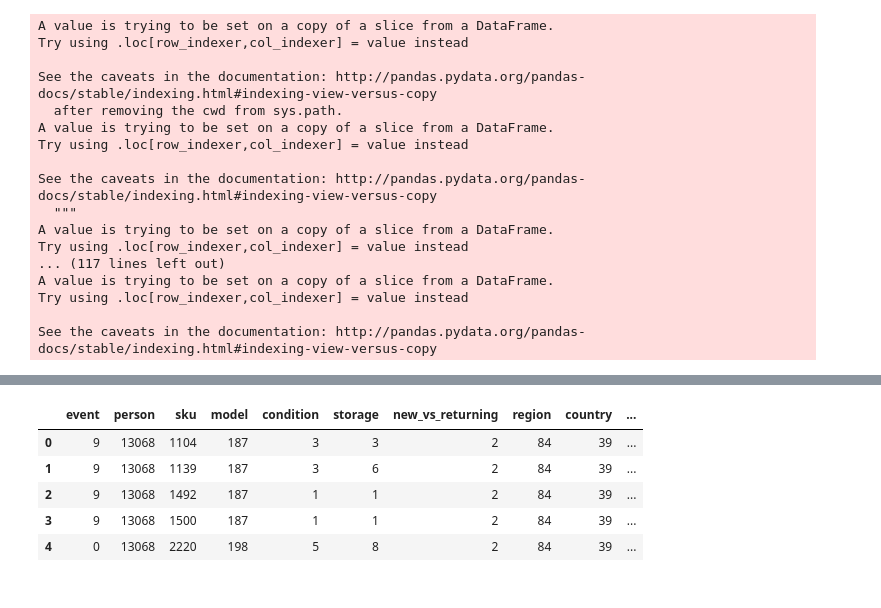
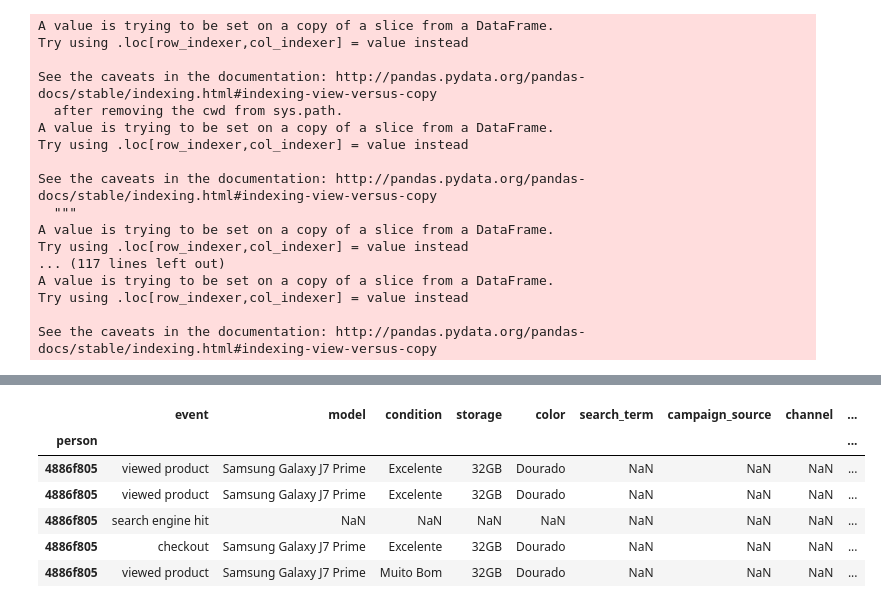
Before and after one commit to felipegonzalez2112/tp-2018-organizacion-de-datos, a Jupyter notebook: KNN.ipynb, the cells around one changed output, grey strips where cells are left out. Cells and saved outputs as stored; diff of their text form; code cells hidden in the pictures.

```diff
--- a/KNN.ipynb
+++ b/KNN.ipynb
@@ -47,3 +47,5 @@ set_entrenamiento.head()
 | 3 | 2018-05-18 00:14:55 | viewed product | ad93850f | NaN | 6023.0 | iPhone 5s | Bom - Sem Touch ID | 16GB | Dourado | NaN | ... | ... |
 | 4 | 2018-05-18 00:11:26 | ad campaign hit | ad93850f | /comprar/iphone/iphone-5s | NaN | NaN | NaN | NaN | NaN | NaN | ... | ... |
 5 rows × 24 columns
+# %%
+set_entrenamiento = set_entrenamiento.set_index('person')
@@ -71,14 +84,14 @@ features
  'label']
 # %%
 #Eliminamos algunos features que consideramos irrelevantes
-features.remove('person')
+#features.remove('person')
+features.remove('timestamp')
 features.remove('url')
 features.remove('skus')
 features.remove('sku')
 features.remove('staticpage')
 features.remove('search_engine')
 features.remove('browser_version')
-features.remove('timestamp')
 features.remove('label')
 # %%
 #Lista de Features
@@ -176,24 +225,28 @@ print(report)
+# %%
+test= test[features]
+test['label'] = 0
+test.head()
+# %% [output]
+|  | event | model | condition | storage | color | search_term | campaign_source | channel | ... |
+| person |  |  |  |  |  |  |  |  | ... |
+| 4886f805 | viewed product | Samsung Galaxy J7 Prime | Excelente | 32GB | Dourado | NaN | NaN | NaN | ... |
+| 4886f805 | viewed product | Samsung Galaxy J7 Prime | Excelente | 32GB | Dourado | NaN | NaN | NaN | ... |
+| 4886f805 | search engine hit | NaN | NaN | NaN | NaN | NaN | NaN | NaN | ... |
+| 4886f805 | checkout | Samsung Galaxy J7 Prime | Excelente | 32GB | Dourado | NaN | NaN | NaN | ... |
+| 4886f805 | viewed product | Samsung Galaxy J7 Prime | Muito Bom | 32GB | Dourado | NaN | NaN | NaN | ... |
 # %%
-#Encodeamos columnas Strings
-
-lb_make = LabelEncoder()
-set_entrenamiento['event'] = lb_make.fit_transform(set_entrenamiento['event'].astype(str))
-set_entrenamiento['sku'] = lb_make.fit_transform(set_entrenamiento['sku'].astype(str))
-set_entrenamiento['model'] = lb_make.fit_transform(set_entrenamiento['model'].astype(str))
-
-set_entrenamiento['person'] = lb_make.fit_transform(set_entrenamiento['person'].astype(str))
-set_entrenamiento['condition'] = lb_make.fit_transform(set_entrenamiento['condition'].astype(str))
-set_entrenamiento['storage'] = lb_make.fit_transform(set_entrenamiento['storage'].astype(str))
-set_entrenamiento['new_vs_returning'] = lb_make.fit_transform(set_entrenamiento['new_vs_returning'].astype(str))
-set_entrenamiento['region'] = lb_make.fit_transform(set_entrenamiento['region'].astype(str))
-set_entrenamiento['country'] = lb_make.fit_transform(set_entrenamiento['country'].astype(str))
-set_entrenamiento['device_type'] = lb_make.fit_transform(set_entrenamiento['device_type'].astype(str))
-
-set_entrenamiento.head()
+test['event'] = lb_make.fit_transform(test['event'].astype(str))
+test['model'] = lb_make.fit_transform(test['model'].astype(str))
+test['condition'] = lb_make.fit_transform(test['condition'].astype(str))
+test['color'] = lb_make.fit_transform(test['color'].astype(str))
+test['search_term'] = lb_make.fit_transform(test['search_term'].astype(str))
+test['campaign_source'] = lb_make.fit_transform(test['campaign_source'].astype(str))
+test['channel'] = lb_make.fit_transform(test['channel'].astype(str))
+test['storage'] = lb_make.fit_transform(test['storage'].astype(str))
+test['new_vs_returning'] = lb_make.fit_transform(test['new_vs_returning'].astype(str))
+test['city'] = lb_make.fit_transform(test['city'].astype(str))
+test['region'] = lb_make.fit_transform(test['region'].astype(str))
+test['country'] = lb_make.fit_transform(test['country'].astype(str))
+test['device_type'] = lb_make.fit_transform(test['device_type'].astype(str))
+test['screen_resolution'] = lb_make.fit_transform(test['screen_resolution'].astype(str))
+test['operating_system_version'] = lb_make.fit_transform(test['operating_system_version'].astype(str))
-# %% [output]
-|  | event | person | sku | model | condition | storage | new_vs_returning | region | country | ... |
-| 0 | 9 | 13068 | 1104 | 187 | 3 | 3 | 2 | 84 | 39 | ... |
-| 1 | 9 | 13068 | 1139 | 187 | 3 | 6 | 2 | 84 | 39 | ... |
-| 2 | 9 | 13068 | 1492 | 187 | 1 | 1 | 2 | 84 | 39 | ... |
-| 3 | 9 | 13068 | 1500 | 187 | 1 | 1 | 2 | 84 | 39 | ... |
-| 4 | 0 | 13068 | 2220 | 198 | 5 | 8 | 2 | 84 | 39 | ... |
```
Also changed, not shown: parts of 19 cells of this notebook.
